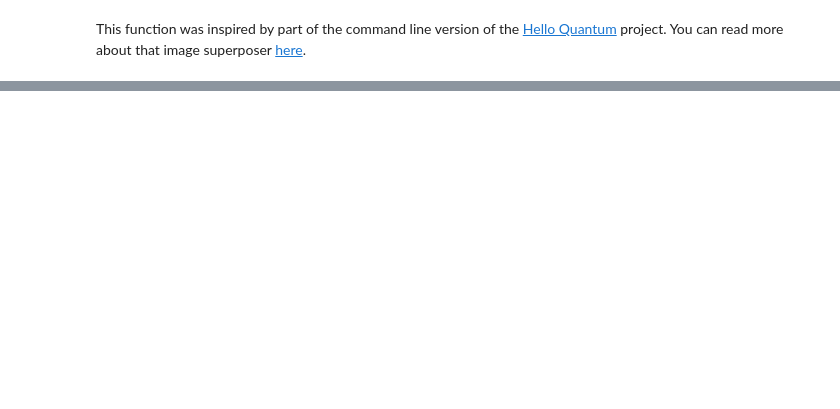
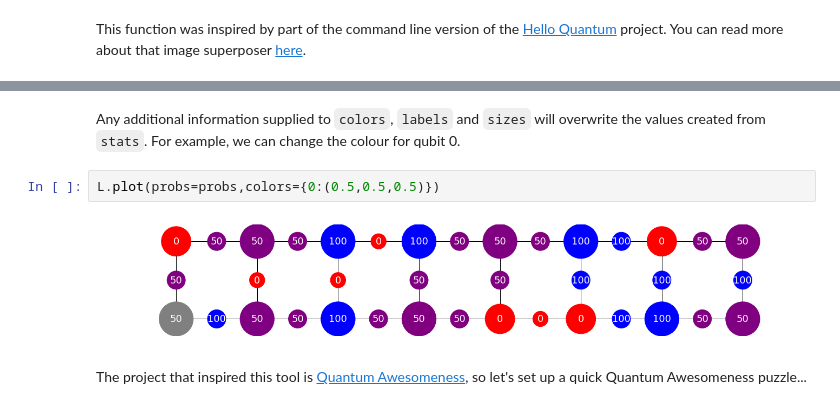
Before and after one commit to quantumjim/qreative, a Jupyter notebook: how-to-use.ipynb, the cells around one changed output, grey strips where cells are left out. Saved outputs shown, nothing was run; the diff lists cells and outputs as text; blank space fills up the shorter version.

```diff
--- a/how-to-use.ipynb
+++ b/how-to-use.ipynb
@@ -346,0 +425,8 @@ This function was inspired by part of the command line version of the [Hello Qua
+# %% [markdown]
+Any additional information supplied to `colors`, `labels` and `sizes` will overwrite the values created from `stats`. For example, we can change the colour for qubit 0.
+# %%
+L.plot(probs=probs,colors={0:(0.5,0.5,0.5)})
+# %% [output]
+[figure, added]
+# %% [markdown]
+The project that inspired this tool is [Quantum Awesomeness](https://github.com/decodoku/A_Game_to_Benchmark_Quantum_Computers/blob/master/README.md), so let's set up a quick Quantum Awesomeness puzzle...
```
Also changed, not shown: parts of 38 cells of this notebook, 1 other file.
